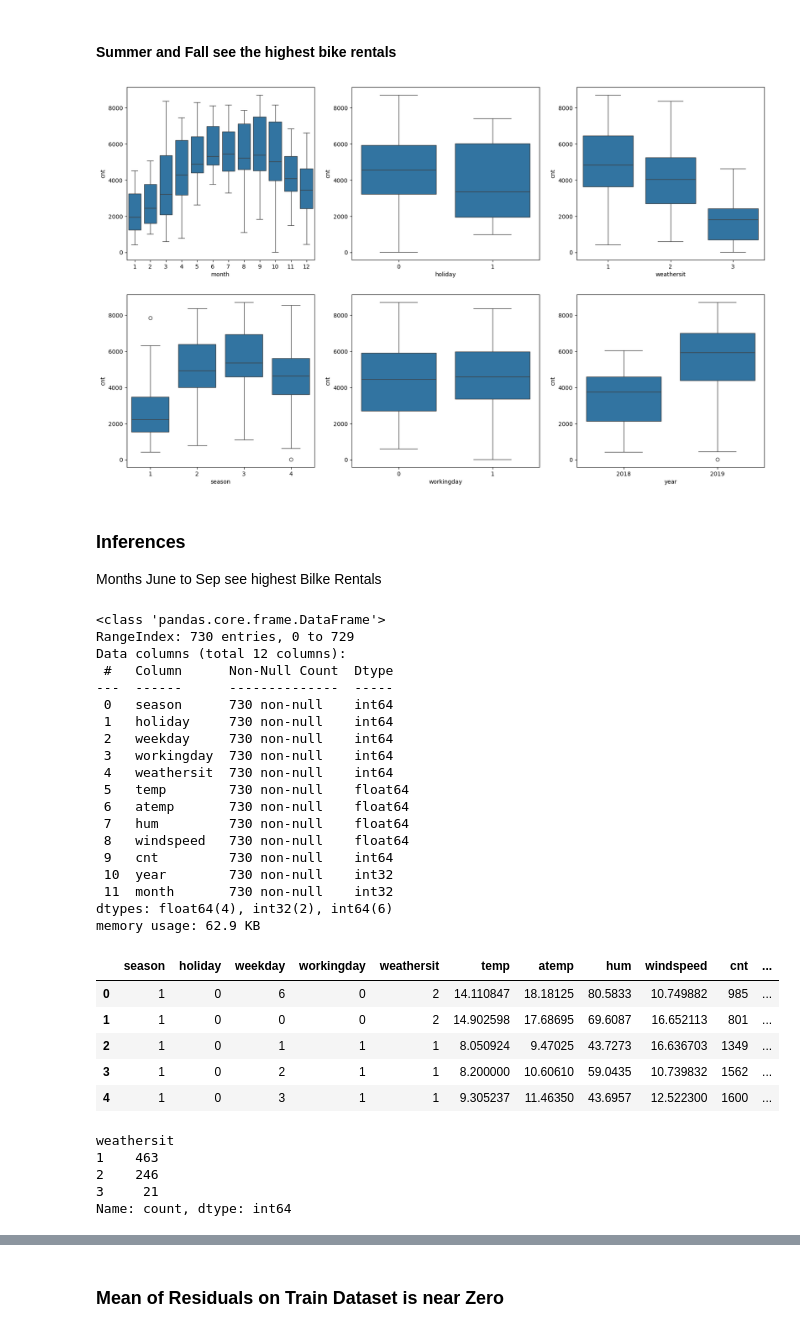
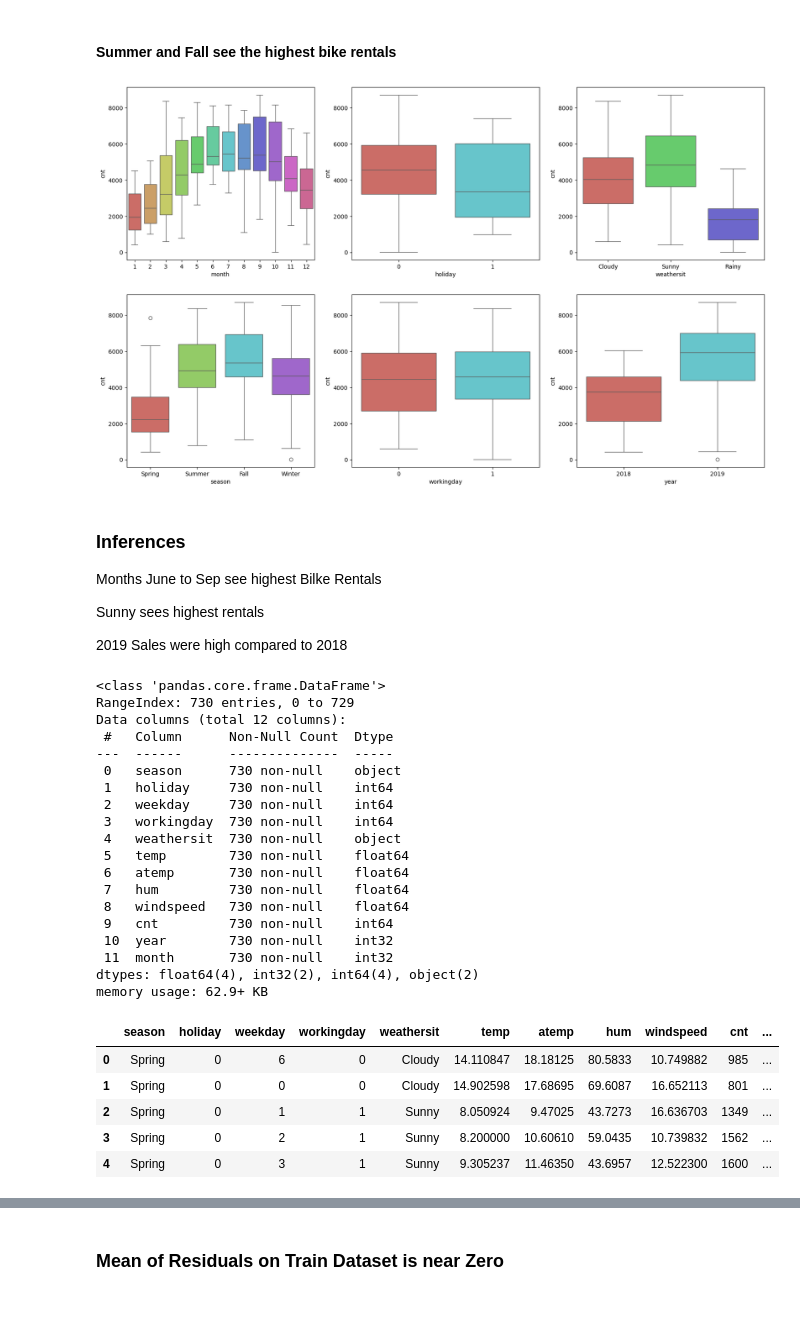
Before and after one commit to Mathur79/BikeSharing, a Jupyter notebook: BikeSharing.ipynb, the cells around one changed output, grey strips where cells are left out. Saved outputs shown, nothing was run; the diff lists cells and outputs as text; code cells hidden in the pictures; blank space fills up the shorter version.

```diff
--- a/BikeSharing.ipynb
+++ b/BikeSharing.ipynb
@@ -244,0 +261,3 @@ sns.heatmap(df.corr(),annot=True)
+# %%
+df['season'] = df['season'].replace({ 1: 'Spring', 2: 'Summer', 3: 'Fall', 4: 'Winter' })
+df['weathersit']  = df['weathersit'].replace({ 1: 'Sunny', 2: 'Cloudy', 3: 'Rainy', 4: 'Stormy' })
@@ -256,23 +336,27 @@ plt.show()
 # %%
 plt.figure(figsize=(20,12))
 plt.subplot(2,3,1)
-sns.boxplot(x='month',y='cnt',data=df)
+sns.boxplot(x='month',y='cnt',data=df,palette="hls")
 plt.subplot(2,3,2)
-sns.boxplot(x='holiday',y='cnt',data=df)
+sns.boxplot(x='holiday',y='cnt',data=df,palette="hls")
 plt.subplot(2,3,3)
-sns.boxplot(x='weathersit',y='cnt',data=df)
+sns.boxplot(x='weathersit',y='cnt',data=df,palette="hls")
 plt.subplot(2,3,4)
-sns.boxplot(x='season',y='cnt',data=df)
+sns.boxplot(x='season',y='cnt',data=df,palette="hls")
 plt.subplot(2,3,5)
-sns.boxplot(x='workingday',y='cnt',data=df)
+sns.boxplot(x='workingday',y='cnt',data=df,palette="hls")
 plt.subplot(2,3,6)
-sns.boxplot(x='year',y='cnt',data=df)
+sns.boxplot(x='year',y='cnt',data=df,palette="hls")
 plt.show()
 # %% [output]
-[figure, old version]
+[figure, new version]
 # %% [markdown]
 ### Inferences
 Months June to Sep see highest Bilke Rentals
+
+Sunny sees highest rentals
+
+2019 Sales were high compared to 2018
 # %%
 df.info()
 # %% [output]
@@ -281,11 +365,11 @@ RangeIndex: 730 entries, 0 to 729
 Data columns (total 12 columns):
  #   Column      Non-Null Count  Dtype
 ---  ------      --------------  -----
- 0   season      730 non-null    int64
+ 0   season      730 non-null    object
  1   holiday     730 non-null    int64
  2   weekday     730 non-null    int64
  3   workingday  730 non-null    int64
- 4   weathersit  730 non-null    int64
+ 4   weathersit  730 non-null    object
  5   temp        730 non-null    float64
  6   atemp       730 non-null    float64
  7   hum         730 non-null    float64
@@ -293,16 +377,16 @@ Data columns (total 12 columns):
  9   cnt         730 non-null    int64
  10  year        730 non-null    int32
  11  month       730 non-null    int32
-dtypes: float64(4), int32(2), int64(6)
-memory usage: 62.9 KB
+dtypes: float64(4), int32(2), int64(4), object(2)
+memory usage: 62.9+ KB
 # %%
 df.head(5)
 # %% [output]
 |  | season | holiday | weekday | workingday | weathersit | temp | atemp | hum | windspeed | cnt | ... |
-| 0 | 1 | 0 | 6 | 0 | 2 | 14.110847 | 18.18125 | 80.5833 | 10.749882 | 985 | ... |
-| 1 | 1 | 0 | 0 | 0 | 2 | 14.902598 | 17.68695 | 69.6087 | 16.652113 | 801 | ... |
-| 2 | 1 | 0 | 1 | 1 | 1 | 8.050924 | 9.47025 | 43.7273 | 16.636703 | 1349 | ... |
-| 3 | 1 | 0 | 2 | 1 | 1 | 8.200000 | 10.60610 | 59.0435 | 10.739832 | 1562 | ... |
-| 4 | 1 | 0 | 3 | 1 | 1 | 9.305237 | 11.46350 | 43.6957 | 12.522300 | 1600 | ... |
+| 0 | Spring | 0 | 6 | 0 | Cloudy | 14.110847 | 18.18125 | 80.5833 | 10.749882 | 985 | ... |
+| 1 | Spring | 0 | 0 | 0 | Cloudy | 14.902598 | 17.68695 | 69.6087 | 16.652113 | 801 | ... |
+| 2 | Spring | 0 | 1 | 1 | Sunny | 8.050924 | 9.47025 | 43.7273 | 16.636703 | 1349 | ... |
+| 3 | Spring | 0 | 2 | 1 | Sunny | 8.200000 | 10.60610 | 59.0435 | 10.739832 | 1562 | ... |
+| 4 | Spring | 0 | 3 | 1 | Sunny | 9.305237 | 11.46350 | 43.6957 | 12.522300 | 1600 | ... |
 # %%
 season = pd.get_dummies(df['season'],dtype=int,drop_first=True,prefix='season')
@@ -311,10 +395,2 @@ season = pd.get_dummies(df['season'],dtype=int,drop_first=True,prefix='season')
 weathersit = pd.get_dummies(df['weathersit'],dtype=int,drop_first=True,prefix='weathersit')
-# %%
-df['weathersit'].value_counts()
-# %% [output]
-weathersit
-1    463
-2    246
-3     21
-Name: count, dtype: int64
 # %%
```
Also changed, not shown: parts of 75 cells of this notebook.
